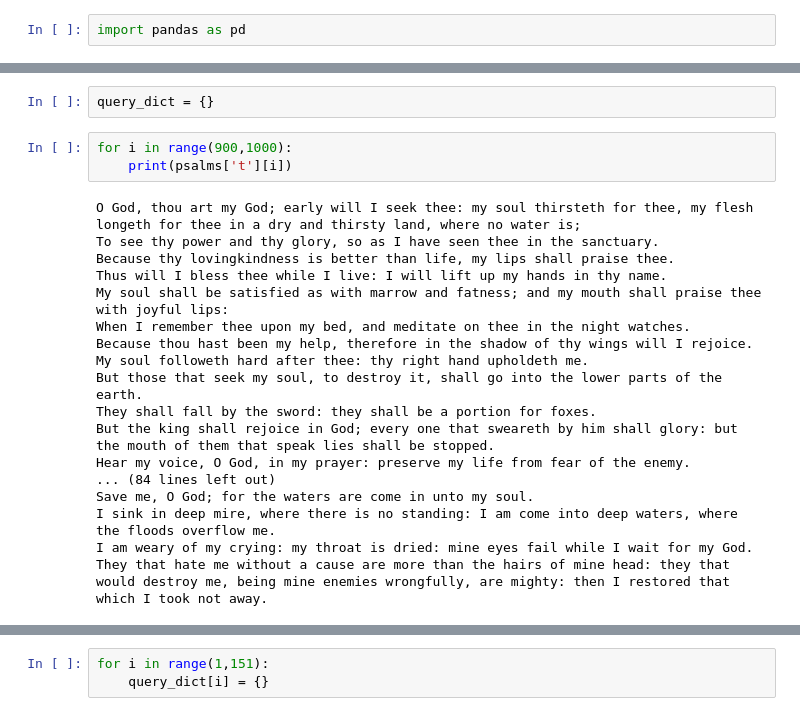
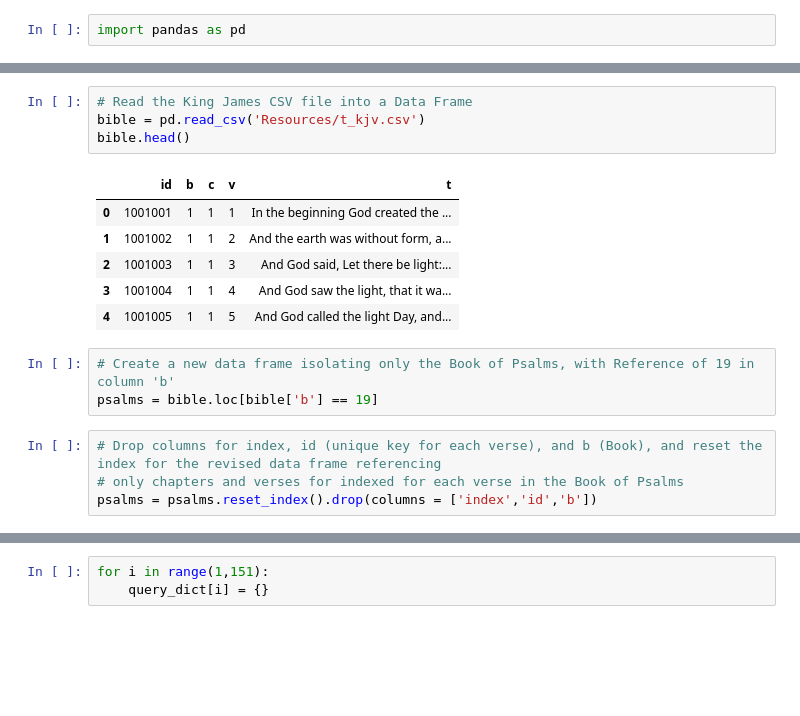
Before and after one commit to m-nicholasnu33/Project_3, a Jupyter notebook: project3.ipynb, the cells around one changed output, grey strips where cells are left out. Drawn from its saved outputs; the diff is of its cells as text; blank space fills up the shorter version.

Commit message:
Added documentation regarding each step of code within the notebook

```diff
--- a/project3.ipynb
+++ b/project3.ipynb
@@ -25,23 +3,18 @@ psalms
-# %%
-query_dict = {}
-# %%
-for i in range(900,1000):
-    print(psalms['t'][i])
-# %% [output]
-O God, thou art my God; early will I seek thee: my soul thirsteth for thee, my flesh longeth for thee in a dry and thirsty land, where no water is;
-To see thy power and thy glory, so as I have seen thee in the sanctuary.
-Because thy lovingkindness is better than life, my lips shall praise thee.
-Thus will I bless thee while I live: I will lift up my hands in thy name.
-My soul shall be satisfied as with marrow and fatness; and my mouth shall praise thee with joyful lips:
-When I remember thee upon my bed, and meditate on thee in the night watches.
-Because thou hast been my help, therefore in the shadow of thy wings will I rejoice.
-My soul followeth hard after thee: thy right hand upholdeth me.
-But those that seek my soul, to destroy it, shall go into the lower parts of the earth.
-They shall fall by the sword: they shall be a portion for foxes.
-But the king shall rejoice in God; every one that sweareth by him shall glory: but the mouth of them that speak lies shall be stopped.
-Hear my voice, O God, in my prayer: preserve my life from fear of the enemy.
-... (84 lines left out)
-Save me, O God; for the waters are come in unto my soul.
-I sink in deep mire, where there is no standing: I am come into deep waters, where the floods overflow me.
-I am weary of my crying: my throat is dried: mine eyes fail while I wait for my God.
-They that hate me without a cause are more than the hairs of mine head: they that would destroy me, being mine enemies wrongfully, are mighty: then I restored that which I took not away.
+# %%
+# Read the King James CSV file into a Data Frame
+bible = pd.read_csv('Resources/t_kjv.csv')
+bible.head()
+# %% [output]
+|  | id | b | c | v | t |
+| 0 | 1001001 | 1 | 1 | 1 | In the beginning God created the ... |
+| 1 | 1001002 | 1 | 1 | 2 | And the earth was without form, a... |
+| 2 | 1001003 | 1 | 1 | 3 | And God said, Let there be light:... |
+| 3 | 1001004 | 1 | 1 | 4 | And God saw the light, that it wa... |
+| 4 | 1001005 | 1 | 1 | 5 | And God called the light Day, and... |
+# %%
+# Create a new data frame isolating only the Book of Psalms, with Reference of 19 in column 'b'
+psalms = bible.loc[bible['b'] == 19]
+# %%
+# Drop columns for index, id (unique key for each verse), and b (Book), and reset the index for the revised data frame referencing
+# only chapters and verses for indexed for each verse in the Book of Psalms
+psalms = psalms.reset_index().drop(columns = ['index','id','b'])
```
Also changed, not shown: parts of 10 cells of this notebook.
